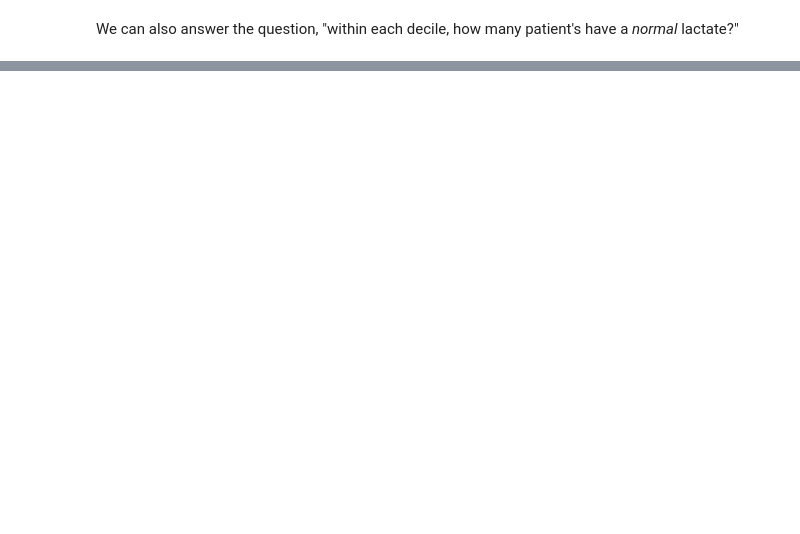
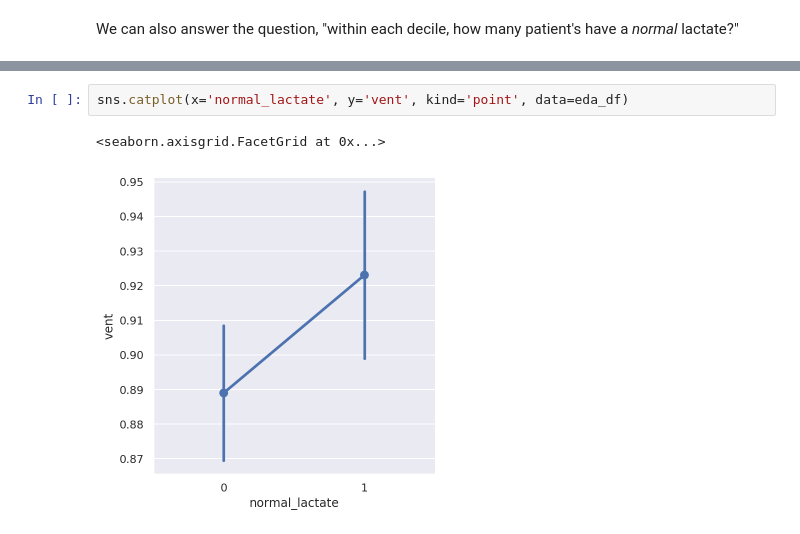
Before and after one commit to cosgriffc/pred-lactate-discord, a Jupyter notebook: lactate-v-OASIS_MIMIC.ipynb, the cells around one changed output, grey strips where cells are left out. Drawn from its saved outputs; the diff is of its cells as text; blank space fills up the shorter version.

```diff
--- a/lactate-v-OASIS_MIMIC.ipynb
+++ b/lactate-v-OASIS_MIMIC.ipynb
@@ -113,0 +273,5 @@ con.close()
+# %%
+sns.catplot(x='normal_lactate', y='vent', kind='point', data=eda_df)
+# %% [output]
+<seaborn.axisgrid.FacetGrid at 0x...>
+[figure, added]
```
Also changed, not shown: parts of 32 cells of this notebook.
